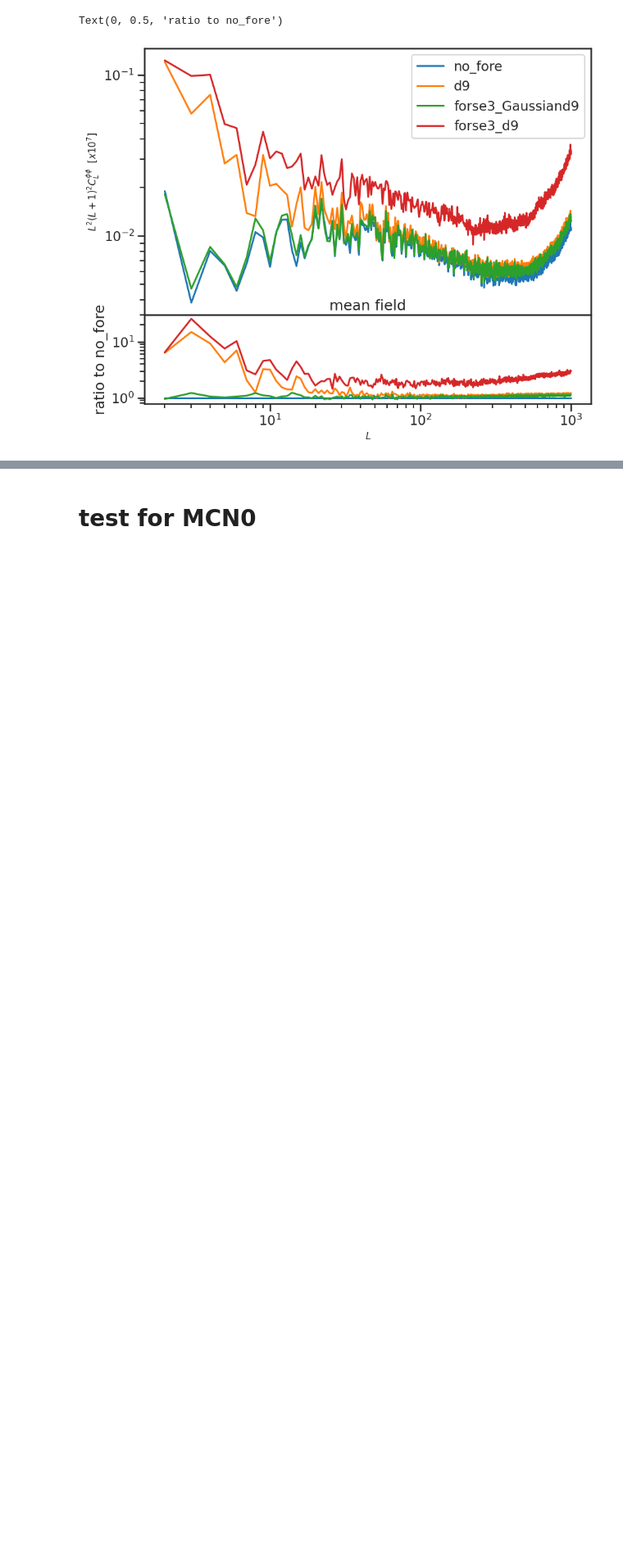
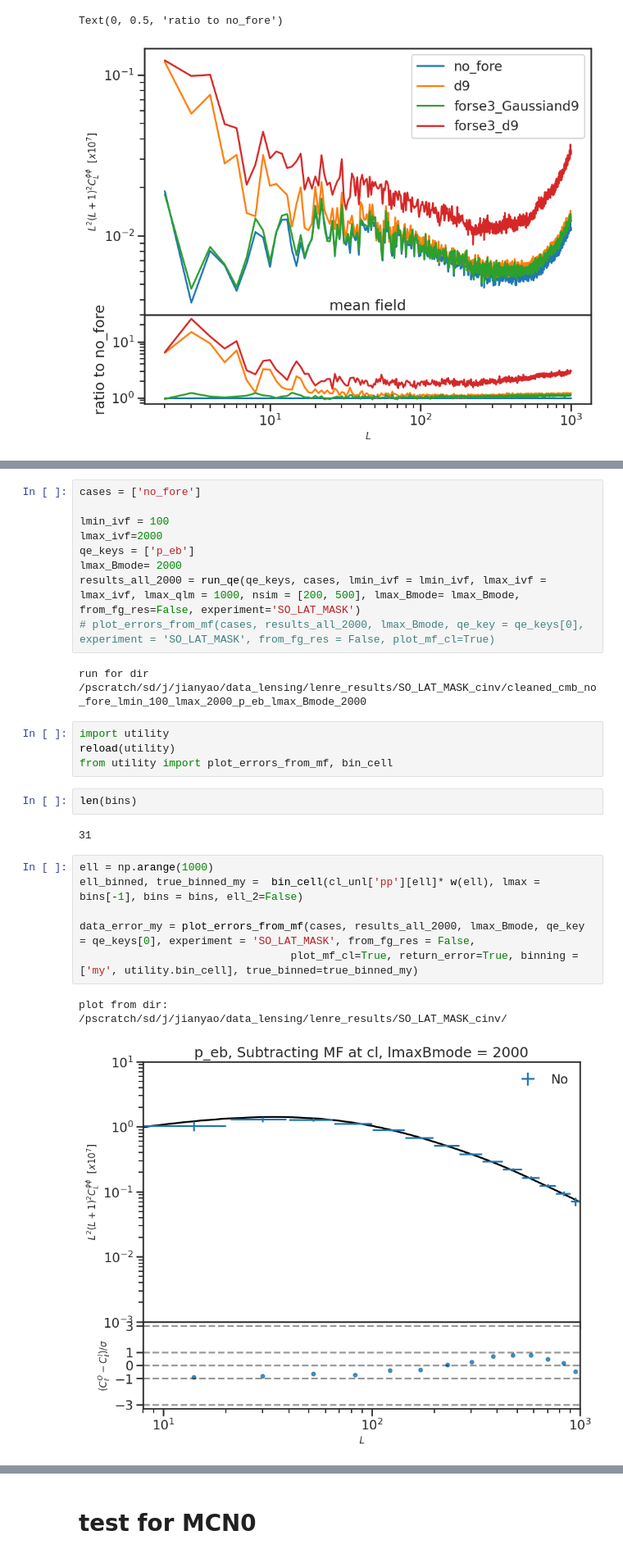
Before and after one commit to yaojian95/non_gau_lensing, a Jupyter notebook: SO_LAT_mask_cinv_analysis.ipynb, the cells around one changed output, grey strips where cells are left out. Shown at 82% size. Cells and saved outputs as stored; diff of their text form; blank space fills up the shorter version.

```diff
--- a/SO_LAT_mask_cinv_analysis.ipynb
+++ b/SO_LAT_mask_cinv_analysis.ipynb
@@ -127,0 +164,28 @@ Text(0, 0.5, 'ratio to no_fore')
+# %%
+cases = ['no_fore']
+
+lmin_ivf = 100
+lmax_ivf=2000
+qe_keys = ['p_eb']
+lmax_Bmode= 2000
+results_all_2000 = run_qe(qe_keys, cases, lmin_ivf = lmin_ivf, lmax_ivf = lmax_ivf, lmax_qlm = 1000, nsim = [200, 500], lmax_Bmode= lmax_Bmode, from_fg_res=False, experiment='SO_LAT_MASK')
+# plot_errors_from_mf(cases, results_all_2000, lmax_Bmode, qe_key = qe_keys[0], experiment = 'SO_LAT_MASK', from_fg_res = False, plot_mf_cl=True)
+# %% [output]
+run for dir /pscratch/sd/j/jianyao/data_lensing/lenre_results/SO_LAT_MASK_cinv/cleaned_cmb_no_fore_lmin_100_lmax_2000_p_eb_lmax_Bmode_2000
+# %%
+import utility
+reload(utility)
+from utility import plot_errors_from_mf, bin_cell
+# %%
+len(bins)
+# %% [output]
+31
+# %%
+ell = np.arange(1000)
+ell_binned, true_binned_my =  bin_cell(cl_unl['pp'][ell]* w(ell), lmax = bins[-1], bins = bins, ell_2=False)
+
+data_error_my = plot_errors_from_mf(cases, results_all_2000, lmax_Bmode, qe_key = qe_keys[0], experiment = 'SO_LAT_MASK', from_fg_res = False,
+                                 plot_mf_cl=True, return_error=True, binning = ['my', utility.bin_cell], true_binned=true_binned_my)
+# %% [output]
+plot from dir: /pscratch/sd/j/jianyao/data_lensing/lenre_results/SO_LAT_MASK_cinv/
+[figure, added]
```
Also changed, not shown: parts of 30 cells of this notebook, 1 other file.
